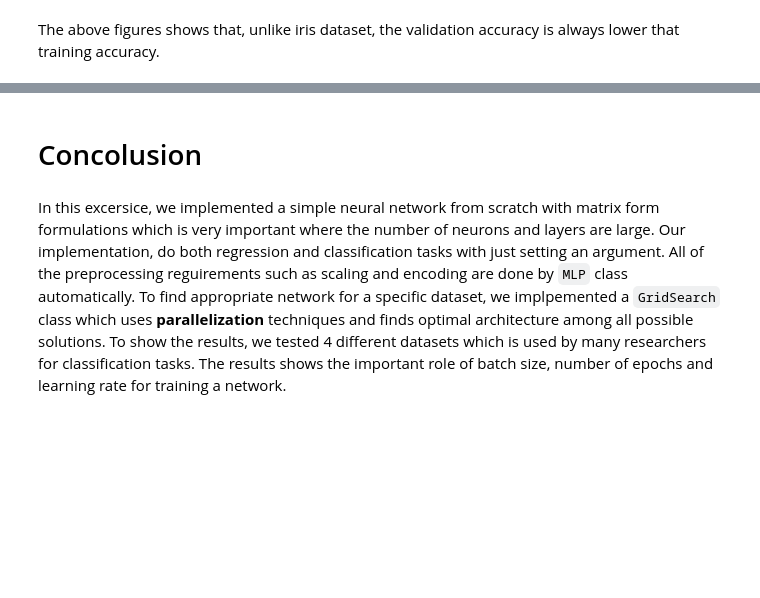
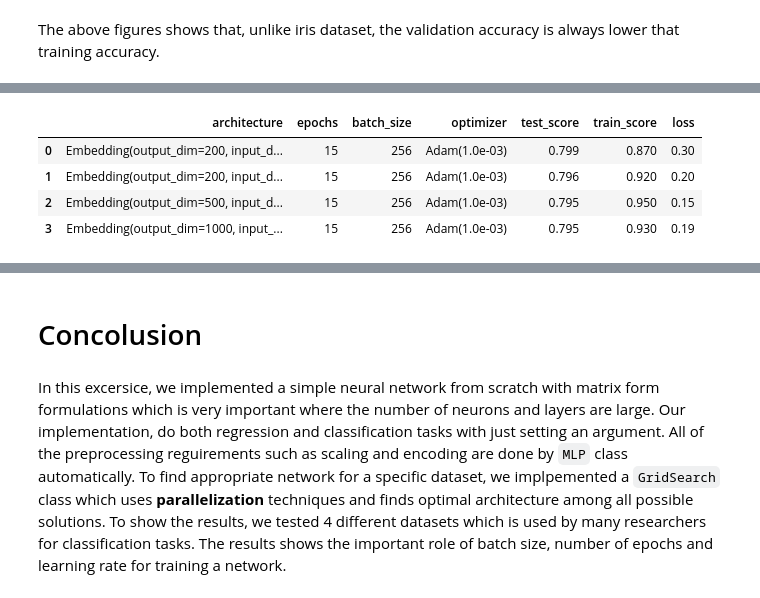
Before and after one commit to alirezaafzalaghaei/neural-netwroks-from-scratch, a Jupyter notebook: module/examples/Report.ipynb, the cells around one changed output, grey strips where cells are left out. Drawn from its saved outputs; the diff is of its cells as text; code cells hidden in the pictures; blank space fills up the shorter version.

```diff
--- a/module/examples/Report.ipynb
+++ b/module/examples/Report.ipynb
@@ -321,0 +340,8 @@ pd.set_option('display.max_colwidth', -1)
+# %%
+rnn_analyze('sentiment2.csv', dosent_req={'strides','activation','padding'},n=4)
+# %% [output]
+|  | architecture | epochs | batch_size | optimizer | test_score | train_score | loss |
+| 0 | Embedding(output_dim=200, input_d... | 15 | 256 | Adam(1.0e-03) | 0.799 | 0.870 | 0.30 |
+| 1 | Embedding(output_dim=200, input_d... | 15 | 256 | Adam(1.0e-03) | 0.796 | 0.920 | 0.20 |
+| 2 | Embedding(output_dim=500, input_d... | 15 | 256 | Adam(1.0e-03) | 0.795 | 0.950 | 0.15 |
+| 3 | Embedding(output_dim=1000, input_... | 15 | 256 | Adam(1.0e-03) | 0.795 | 0.930 | 0.19 |
```
Also changed, not shown: parts of 4 cells of this notebook, 4 other files.
